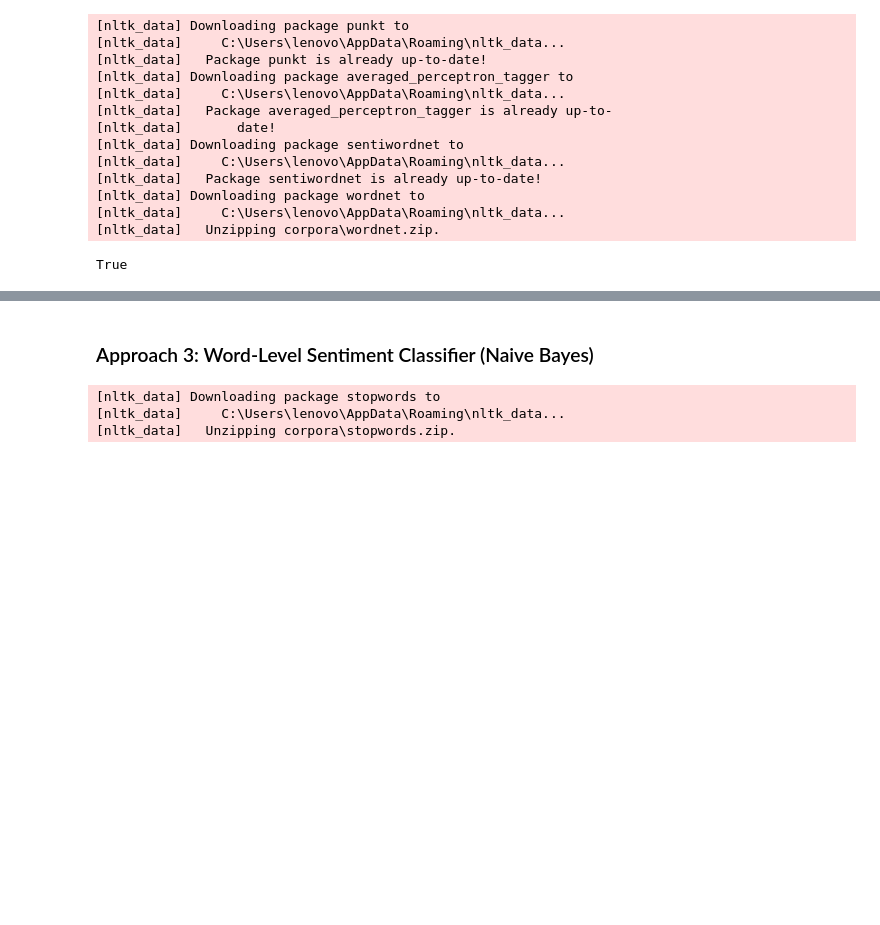
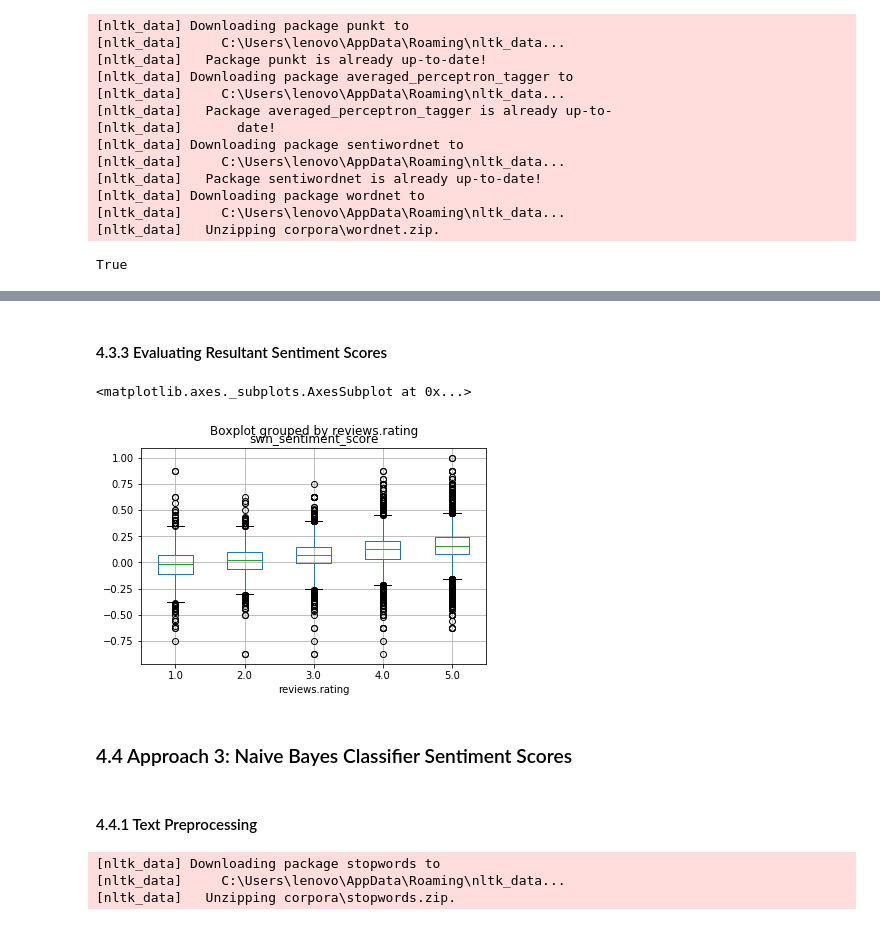
Before and after one commit to SJTButler/hotel-review-analysis, a Jupyter notebook: Hotel Review Analysis.ipynb, the cells around one changed output, grey strips where cells are left out. Saved outputs shown, nothing was run; the diff lists cells and outputs as text; code cells hidden in the pictures; blank space fills up the shorter version.

```diff
--- a/Hotel Review Analysis.ipynb
+++ b/Hotel Review Analysis.ipynb
@@ -1049,0 +1129,3 @@ AttributeError: 'int' object has no attribute 'neg_score'
+# %%
+df["swn_sentiment_score"] = [get_average_swn_sentiment_score(text.decode("utf-8"))
+                             for text in tqdm(df["reviews.text"].values)]
@@ -1050,5 +1134,14 @@ AttributeError: 'int' object has no attribute 'neg_score'
+# %% [markdown]
+#### 4.3.3 Evaluating Resultant Sentiment Scores
+# %%
+df.boxplot(column="swn_sentiment_score", by="reviews.rating")
+# %% [output]
+<matplotlib.axes._subplots.AxesSubplot at 0x...>
+[figure, added]
 # %% [markdown]
-### Approach 3: Word-Level Sentiment Classifier (Naive Bayes)
+### 4.4 Approach 3: Naive Bayes Classifier Sentiment Scores
+# %% [markdown]
+#### 4.4.1 Text Preprocessing
 # %%
 nltk.download("stopwords")
 # %% [output]
```
Also changed, not shown: parts of 61 cells of this notebook.
